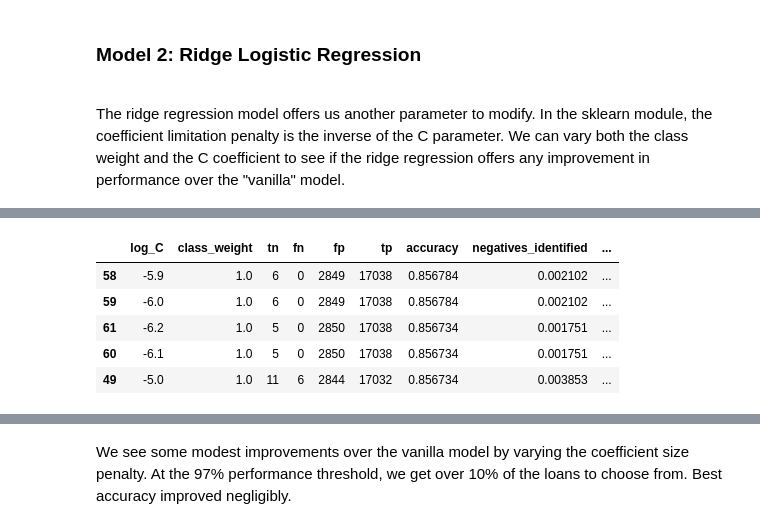
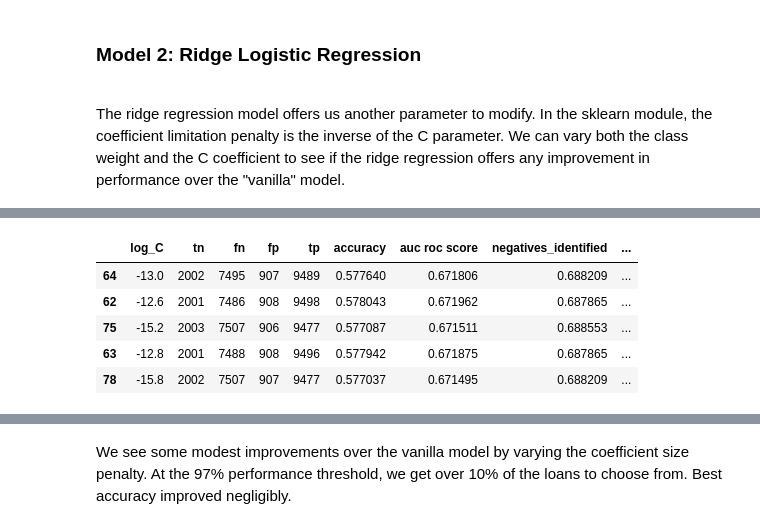
Before and after one commit to AlliedToasters/LendingClubGrade, a Jupyter notebook: Logistic_Regression_Classifiers-checkpoint.ipynb, the cells around one changed output, grey strips where cells are left out. Drawn from its saved outputs; the diff is of its cells as text; code cells hidden in the pictures.

```diff
--- a/Logistic_Regression_Classifiers-checkpoint.ipynb
+++ b/Logistic_Regression_Classifiers-checkpoint.ipynb
@@ -125,6 +125,8 @@ X_test = scale(X_test)
 <H3>Model 1: "Vanilla" Logistic Regression</H3><br>
 This data suffers from a class weight imbalance. Almost 86% of the loans are in the "good loan" class. We can modify performance by varying the "false" outcome weight parameter of our classic logistic regression model.
 # %%
+from sklearn.metrics import roc_curve, roc_auc_score
+
 #Test 'vanilla' model over a range of class weight parameters
 param = []
 tn = []
@@ -132,6 +134,7 @@ fn = []
 fp = []
 tp = []
 acc = []
+auc_sc = []
 
 for val in range(1, 160):
     prm = val/4
@@ -139,8 +142,9 @@ for val in range(1, 160):
     vlr = LogisticRegression(C=1e7, class_weight={0:prm, 1:1})
     vlr_fit = vlr.fit(X_train, Y_train)
     Y_ = vlr_fit.predict(X_test)
-
     tab = pd.crosstab(Y_, Y_test)
+    probs = vlr.predict_proba(X_test)[:, 1]
+    auc_sc.append(roc_auc_score(Y_test, probs))
     if len(tab) == 1:
         fp.append(tab.iloc[0,0])
         tp.append(tab.iloc[0,1])
@@ -154,6 +158,7 @@ for val in range(1, 160):
         tp.append(tab.iloc[1,1])
         acc.append((tab.iloc[0,0]+tab.iloc[1,1])/tab.sum().sum())
 
+plt.show();
 result1 = pd.DataFrame()
 result1['weight'] = param
 result1['tn'] = tn
@@ -161,9 +166,10 @@ result1['fn'] = fn
 result1['fp'] = fp
 result1['tp'] = tp
 result1['accuracy'] = acc
+result1['auc roc score'] = auc_sc
 result1['negatives_identified'] = result1.tn/(result1.tn+result1.fp)
 result1['positives_identified'] = result1.tp/(result1.tp+result1.fn)
-result1['success rate of recommended loans'] = result1.tp/(result1.tp + result1.fp)
+result1['precision'] = result1.tp/(result1.tp + result1.fp)
 result1['loans recommended'] = (result1.tp+result1.fp) / len(X_test)
 # %%
 #Visualize results.
@@ -343,10 +274,10 @@ result2.loc[result2.loc[result2.pred_rate>.97].tp.sort_values(ascending=False).i
 # %%
-#Very slight improvement on max accuracy.
-result2.loc[result2.accuracy.sort_values(ascending=False).index].head()
+#Maximum precision has slightly lower auc roc score
+result2.loc[result2.precision.sort_values(ascending=False).index].head()
 # %% [output]
-|  | log_C | class_weight | tn | fn | fp | tp | accuracy | negatives_identified | ... |
-| 58 | -5.9 | 1.0 | 6 | 0 | 2849 | 17038 | 0.856784 | 0.002102 | ... |
-| 59 | -6.0 | 1.0 | 6 | 0 | 2849 | 17038 | 0.856784 | 0.002102 | ... |
-| 61 | -6.2 | 1.0 | 5 | 0 | 2850 | 17038 | 0.856734 | 0.001751 | ... |
-| 60 | -6.1 | 1.0 | 5 | 0 | 2850 | 17038 | 0.856734 | 0.001751 | ... |
-| 49 | -5.0 | 1.0 | 11 | 6 | 2844 | 17032 | 0.856734 | 0.003853 | ... |
+|  | log_C | tn | fn | fp | tp | accuracy | auc roc score | negatives_identified | ... |
+| 64 | -13.0 | 2002 | 7495 | 907 | 9489 | 0.577640 | 0.671806 | 0.688209 | ... |
+| 62 | -12.6 | 2001 | 7486 | 908 | 9498 | 0.578043 | 0.671962 | 0.687865 | ... |
+| 75 | -15.2 | 2003 | 7507 | 906 | 9477 | 0.577087 | 0.671511 | 0.688553 | ... |
+| 63 | -12.8 | 2001 | 7488 | 908 | 9496 | 0.577942 | 0.671875 | 0.687865 | ... |
+| 78 | -15.8 | 2002 | 7507 | 907 | 9477 | 0.577037 | 0.671495 | 0.688209 | ... |
```
Also changed, not shown: parts of 43 cells of this notebook.
